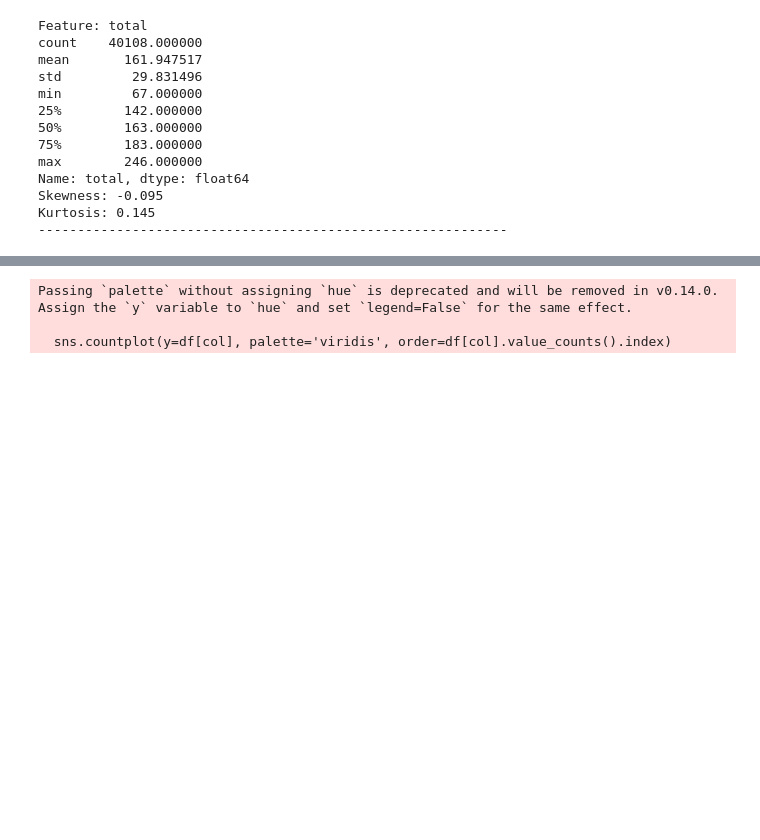
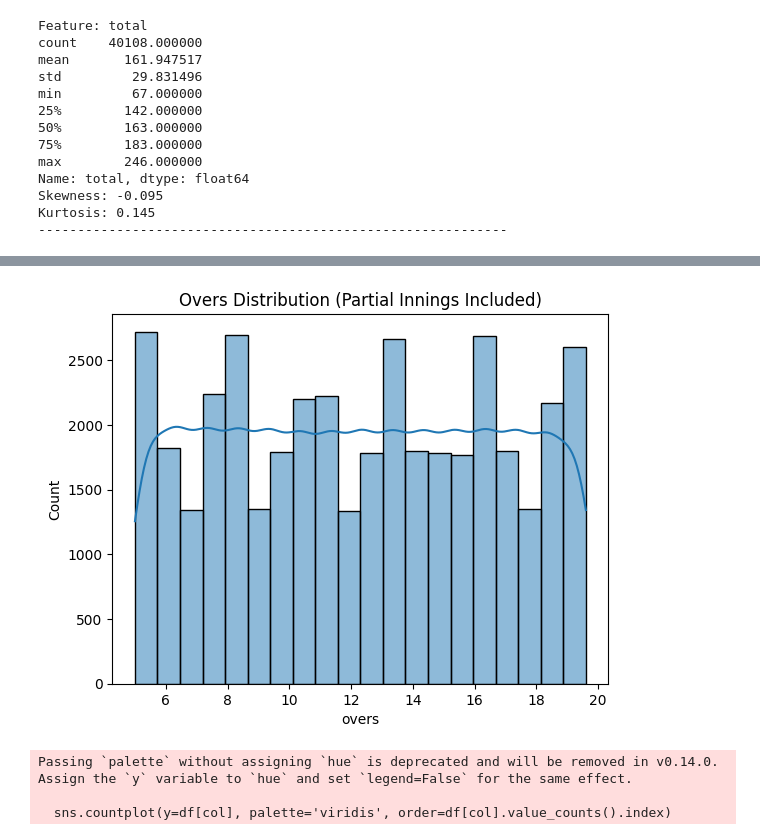
Before and after one commit to kanakrajarora/IPL_score_predictor, a Jupyter notebook: First_Innings_Score_Prediction_IPL.ipynb, the cells around one changed output, grey strips where cells are left out. Cells and saved outputs as stored; diff of their text form; code cells hidden in the pictures; blank space fills up the shorter version.

```diff
--- a/First_Innings_Score_Prediction_IPL.ipynb
+++ b/First_Innings_Score_Prediction_IPL.ipynb
@@ -260,3 +275,9 @@ Kurtosis: 0.145
+# %%
+sns.histplot(df['overs'], bins=20, kde=True)
+plt.title("Overs Distribution (Partial Innings Included)")
+plt.show()
+# %% [output]
+[figure, added]
 # %%
 # Select categorical columns
 cat_cols = df.select_dtypes(include=['object']).columns
```
Also changed, not shown: parts of 11 cells of this notebook, 1 other file.
